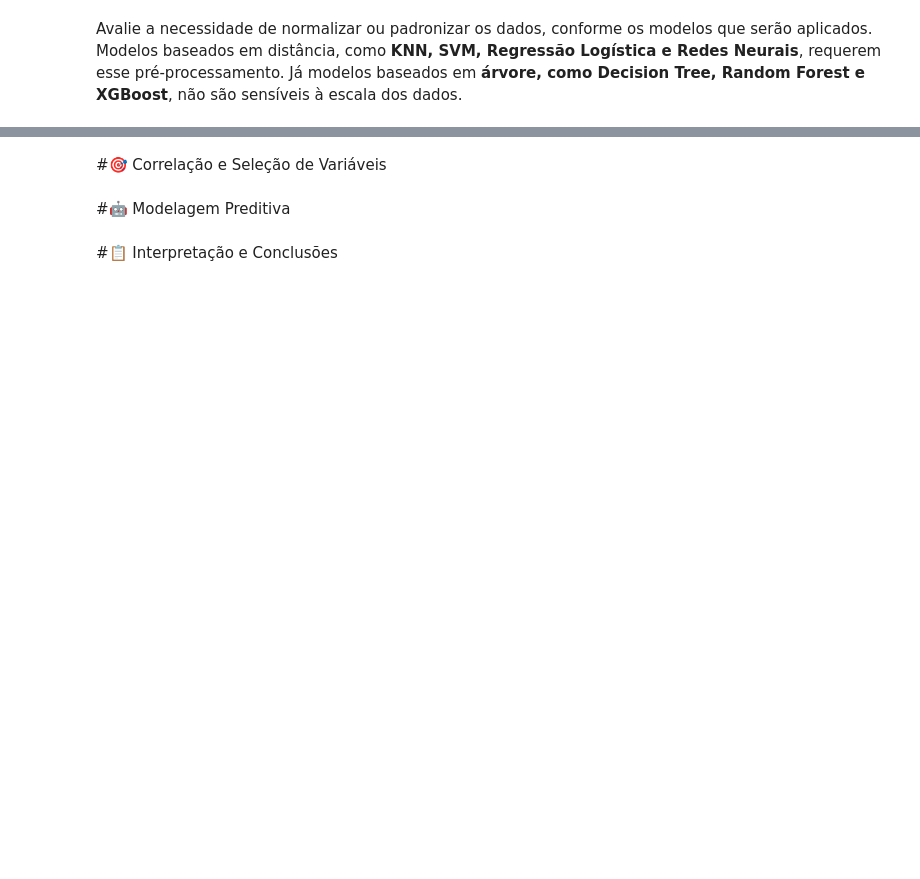
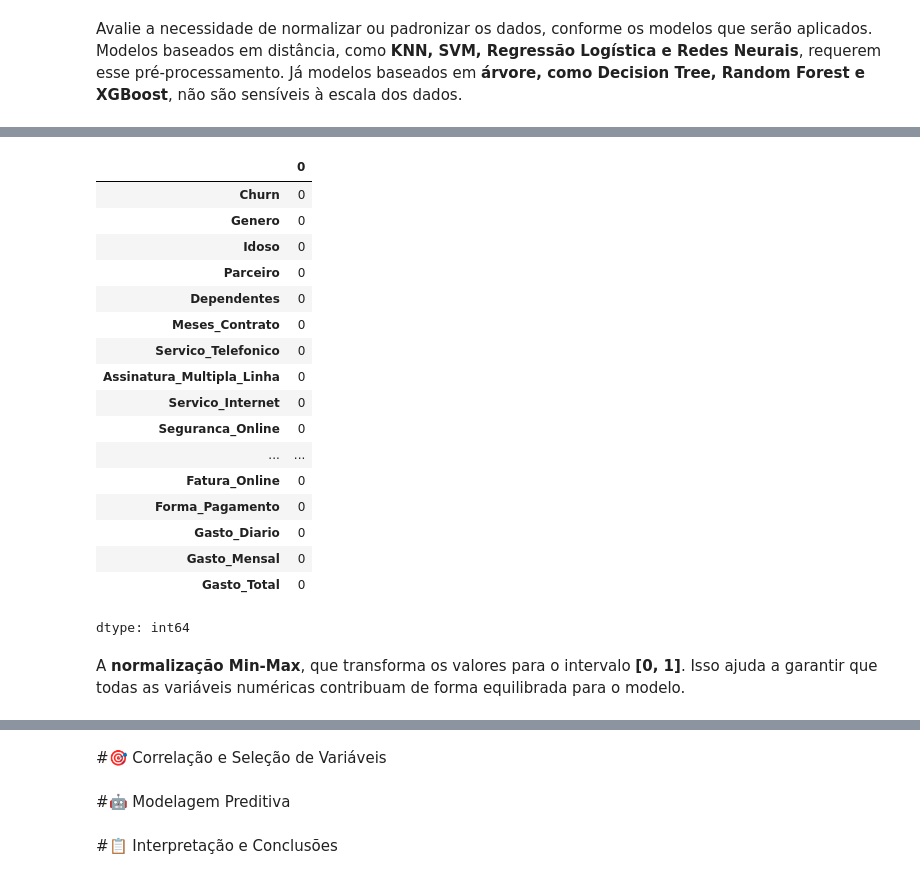
Before and after one commit to rodrigosergiosilva/challenge-telecom-x-2, a Jupyter notebook: TelecomX_Parte2_BR.ipynb, the cells around one changed output, grey strips where cells are left out. Saved outputs shown, nothing was run; the diff lists cells and outputs as text; code cells hidden in the pictures; blank space fills up the shorter version.

```diff
--- a/TelecomX_Parte2_BR.ipynb
+++ b/TelecomX_Parte2_BR.ipynb
@@ -46,0 +81,27 @@ Avalie a necessidade de normalizar ou padronizar os dados, conforme os modelos q
+# %%
+# Remove todas as linhas que possuem valores nulos em 'Gasto_Diario' ou 'Gasto_Total'
+dados = dados.dropna(subset=['Gasto_Diario', 'Gasto_Total'])
+# %%
+# Mostra a quantidade de valores nulos (NaN) em cada coluna
+dados.isnull().sum()
+# %% [output]
+|  | 0 |
+| Churn | 0 |
+| Genero | 0 |
+| Idoso | 0 |
+| Parceiro | 0 |
+| Dependentes | 0 |
+| Meses_Contrato | 0 |
+| Servico_Telefonico | 0 |
+| Assinatura_Multipla_Linha | 0 |
+| Servico_Internet | 0 |
+| Seguranca_Online | 0 |
+| ... | ... |
+| Fatura_Online | 0 |
+| Forma_Pagamento | 0 |
+| Gasto_Diario | 0 |
+| Gasto_Mensal | 0 |
+| Gasto_Total | 0 |
+dtype: int64
+# %% [markdown]
+A **normalização Min-Max**, que transforma os valores para o intervalo **\[0, 1]**. Isso ajuda a garantir que todas as variáveis numéricas contribuam de forma equilibrada para o modelo.
```
Also changed, not shown: parts of 19 cells of this notebook.
